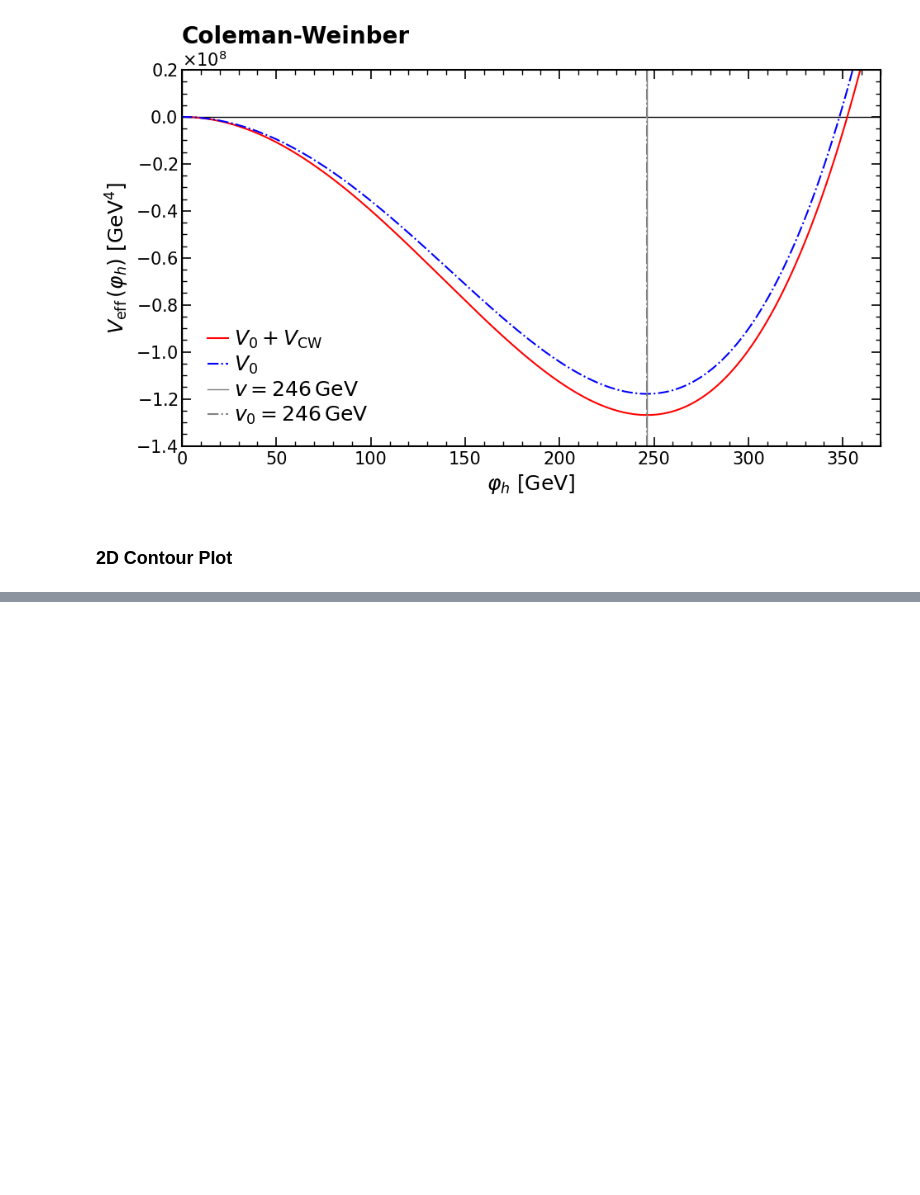
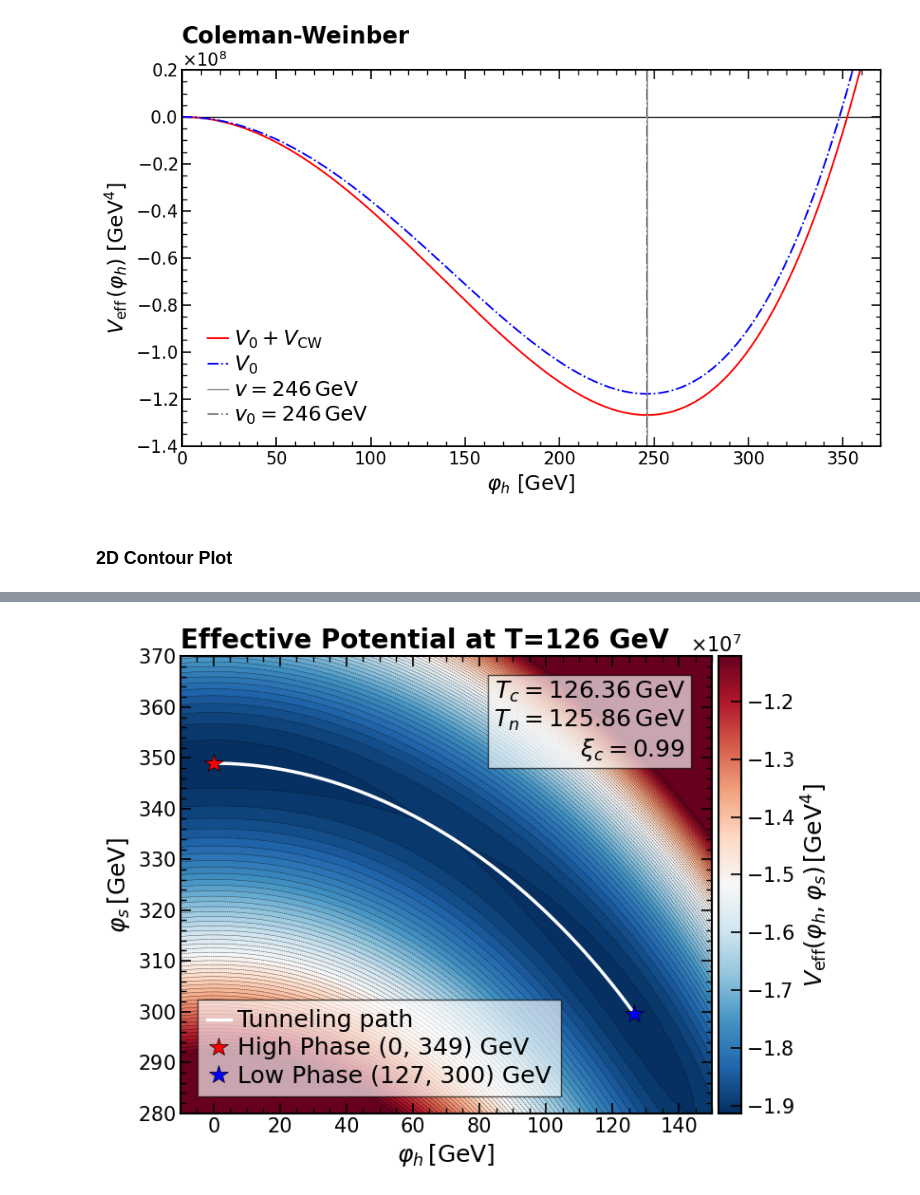
Before and after one commit to Diego-gt-phys/TFM-Repository, a Jupyter notebook: xSM_Analysis.ipynb, the cells around one changed output, grey strips where cells are left out. Saved outputs shown, nothing was run; the diff lists cells and outputs as text; code cells hidden in the pictures; blank space fills up the shorter version.

```diff
--- a/xSM_Analysis.ipynb
+++ b/xSM_Analysis.ipynb
@@ -273,0 +298,11 @@ plt.show()
+# %%
+Trans = model.TnTrans[0]
+
+Tc    = Trans['crit_trans']['Tcrit']
+highc = Trans['crit_trans']['high_vev']
+lowc  = Trans['crit_trans']['low_vev']
+xic   = abs(lown[0] - highn[0]) / Tc
+Tn    = Trans['Tnuc']
+highn = Trans['high_vev']
+lown  = Trans['low_vev']
+xin   = abs(lown[0] - highn[0]) / Tc
@@ -273,0 +322,67 @@ plt.show()
+# %%
+path_points = Trans['instanton'].Phi
+
+# Grid in (h, s)
+h_vals = np.linspace(-10, 150, 500)
+s_vals = np.linspace(280, 370, 500)
+H, S   = np.meshgrid(h_vals, s_vals)
+X_grid = np.column_stack([H.ravel(), S.ravel()])
+V_grid = model.Vtot(X_grid, Tc).reshape(H.shape)
+V_plot = np.clip(V_grid, np.percentile(V_grid, 0), np.percentile(V_grid, 90))
+V_shifted = V_plot - model.Vtot(np.array([[0.0, 0.0]]), Tc)
+
+norm = Normalize(vmin=V_shifted.min(), vmax=V_shifted.max())
+sm   = ScalarMappable(cmap='RdBu_r', norm=norm)
+
+fig, ax = plt.subplots(figsize=(8, 6))
+
+cp = ax.contourf(H, S, V_shifted, levels=55, cmap='RdBu_r', norm=norm)
+ax.contour(H, S, V_shifted, levels=55, colors='k', linewidths=0.3, alpha=1)
+
+ax.plot(path_points[:, 0], path_points[:, 1], label='Tunneling path', color='w', lw=2.5, ls='-')
+ax.plot(path_points[-1, 0], path_points[-1, 1], 'r*', markersize=15, zorder=5, markeredgecolor='k', markeredgewidth=0.5,
+        label=rf'High Phase ({path_points[-1, 0]:.0f}, {path_points[-1, 1]:.0f}) GeV')
+ax.plot(path_points[0, 0], path_points[0, 1], 'b*', markersize=15, zorder=5, markeredgecolor='k', markeredgewidth=0.5,
+        label=rf'Low Phase ({path_points[0, 0]:.0f}, {path_points[0, 1]:.0f}) GeV')
+
+ax.set_xlabel(r'$\varphi_h \, [\mathrm{GeV}]$', fontsize=18)
+ax.set_ylabel(r'$\varphi_s \, [\mathrm{GeV}]$', fontsize=18)
+ax.yaxis.set_major_formatter(ScalarFormatter(useMathText=True))
+ax.ticklabel_format(style='sci', axis='y', scilimits=(-2, 2))
+ax.yaxis.get_offset_text().set_fontsize(15)
+
+for spine in ax.spines.values():
+    spine.set_linewidth(1.5)
+
+ax.tick_params(axis='both', which='major', direction='in',
+               length=8, width=1.2, labelsize=15, top=True, right=True)
+ax.tick_params(axis='both', which='minor', direction='in',
+               length=4, width=1,   labelsize=15, top=True, right=True)
+ax.minorticks_on()
+
+cbar = fig.colorbar(sm, ax=ax, pad=0.01)
+cbar.set_label(r'$V_\mathrm{eff}(\varphi_h,\varphi_s) \, [\mathrm{GeV^4}]$', fontsize=18)
+cbar.ax.tick_params(labelsize=15)
+cbar.ax.yaxis.set_major_formatter(ScalarFormatter(useMathText=True))
+cbar.ax.yaxis.get_offset_text().set_fontsize(15)
+plt.ticklabel_format(style='sci', axis='y', scilimits=(-2,3))
+for spine in cbar.ax.spines.values():
+    spine.set_linewidth(1.5)
+cbar.ax.tick_params(axis='both', which='major', direction='in',
+               length=8, width=1.2, labelsize=15)
+
+ax.legend(fontsize=18, frameon=True, fancybox=False, loc = "lower left", bbox_to_anchor=(0.01, 0.01),
+          ncol = 1, edgecolor="black", framealpha=0.65, labelspacing=0.2, handletextpad=0.3, handlelength=1, columnspacing=1)
+
+annotation = (rf"$T_c   = {Tc:.2f} \, \mathrm{{GeV}}$"
+              "\n"rf"$T_n = {Tn:.2f} \, \mathrm{{GeV}}$"
+              "\n"rf"$\xi_c = {xic:.2f}$")
+ax.text(0.95, 0.95, annotation,transform=ax.transAxes,fontsize=18,verticalalignment='top',horizontalalignment='right',
+       bbox=dict(facecolor='white', edgecolor='black', alpha=0.65))
+
+plt.title(rf"Effective Potential at T={Tc:.0f} GeV", loc='left', fontsize=20, fontweight='bold')
+plt.tight_layout()
+plt.savefig(r"Figures\Tc_contour.svg", format="svg", bbox_inches="tight")
+plt.show()
+# %% [output]
+[figure, added]
```
Also changed, not shown: parts of 5 cells of this notebook, 10 other files.
